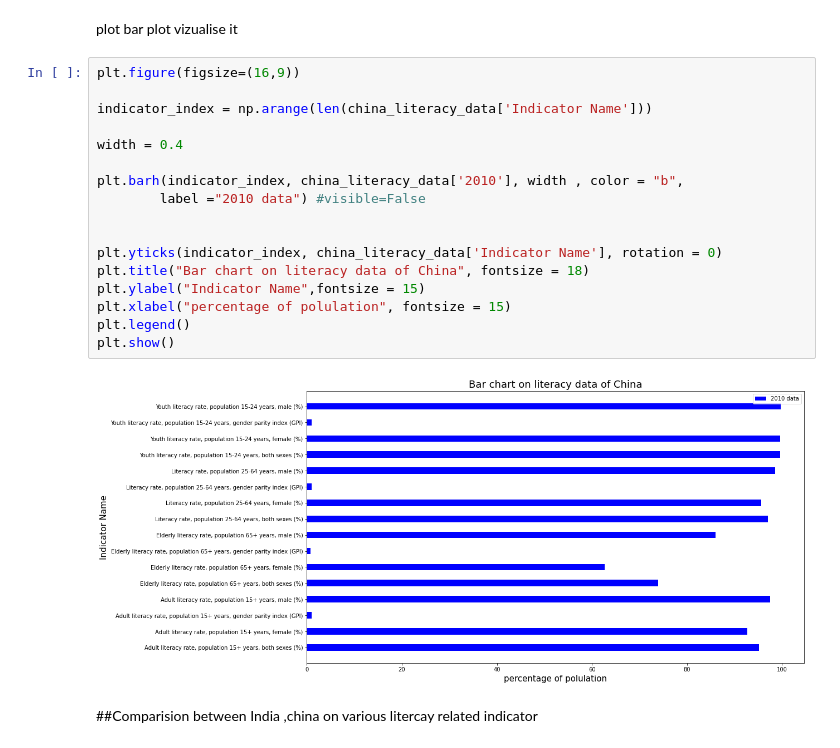
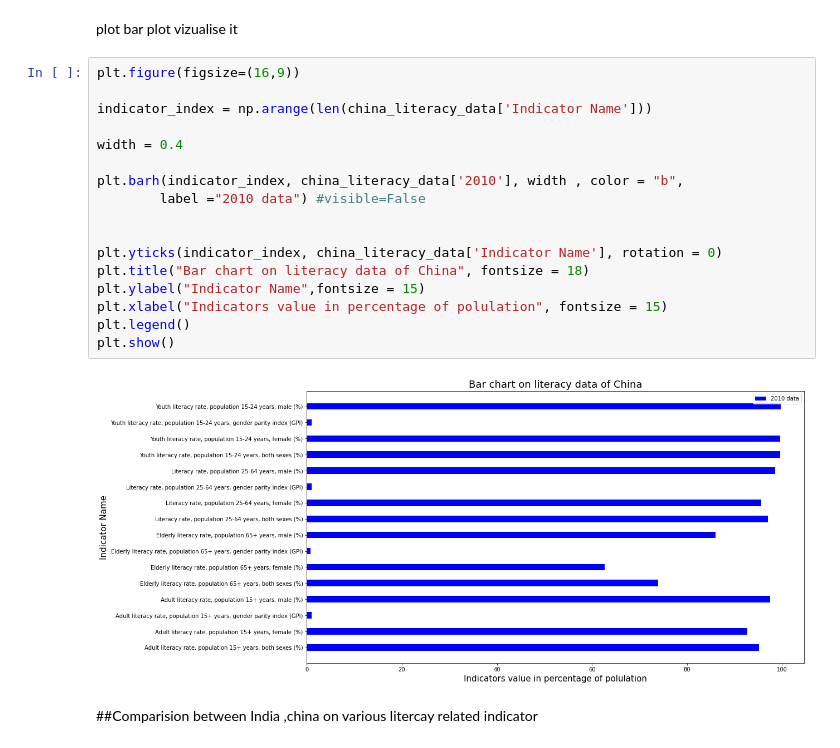
Before and after one commit to sksuman97/WorldBank-Global-Education-Analysis, a Jupyter notebook: Sumanta_Muduli_World_Bank_Global_Education_Analysis_Capstone_Project.ipynb, the cells around one changed output. Drawn from its saved outputs; the diff is of its cells as text.

```diff
--- a/Sumanta_Muduli_World_Bank_Global_Education_Analysis_Capstone_Project.ipynb
+++ b/Sumanta_Muduli_World_Bank_Global_Education_Analysis_Capstone_Project.ipynb
@@ -1126,22 +1184,22 @@ plot bar plot vizualise it
 # %%
 plt.figure(figsize=(16,9))
 
 indicator_index = np.arange(len(china_literacy_data['Indicator Name']))
 
 width = 0.4
 
 plt.barh(indicator_index, china_literacy_data['2010'], width , color = "b",
         label ="2010 data") #visible=False
 
 
 plt.yticks(indicator_index, china_literacy_data['Indicator Name'], rotation = 0)
 plt.title("Bar chart on literacy data of China", fontsize = 18)
 plt.ylabel("Indicator Name",fontsize = 15)
-plt.xlabel("percentage of polulation", fontsize = 15)
+plt.xlabel("Indicators value in percentage of polulation", fontsize = 15)
 plt.legend()
 plt.show()
 # %% [output]
-[figure, old version]
+[figure, new version]
 # %% [markdown]
 ##Comparision between India ,china on various litercay related indicator
 # %%
```
Also changed, not shown: parts of 66 cells of this notebook.
